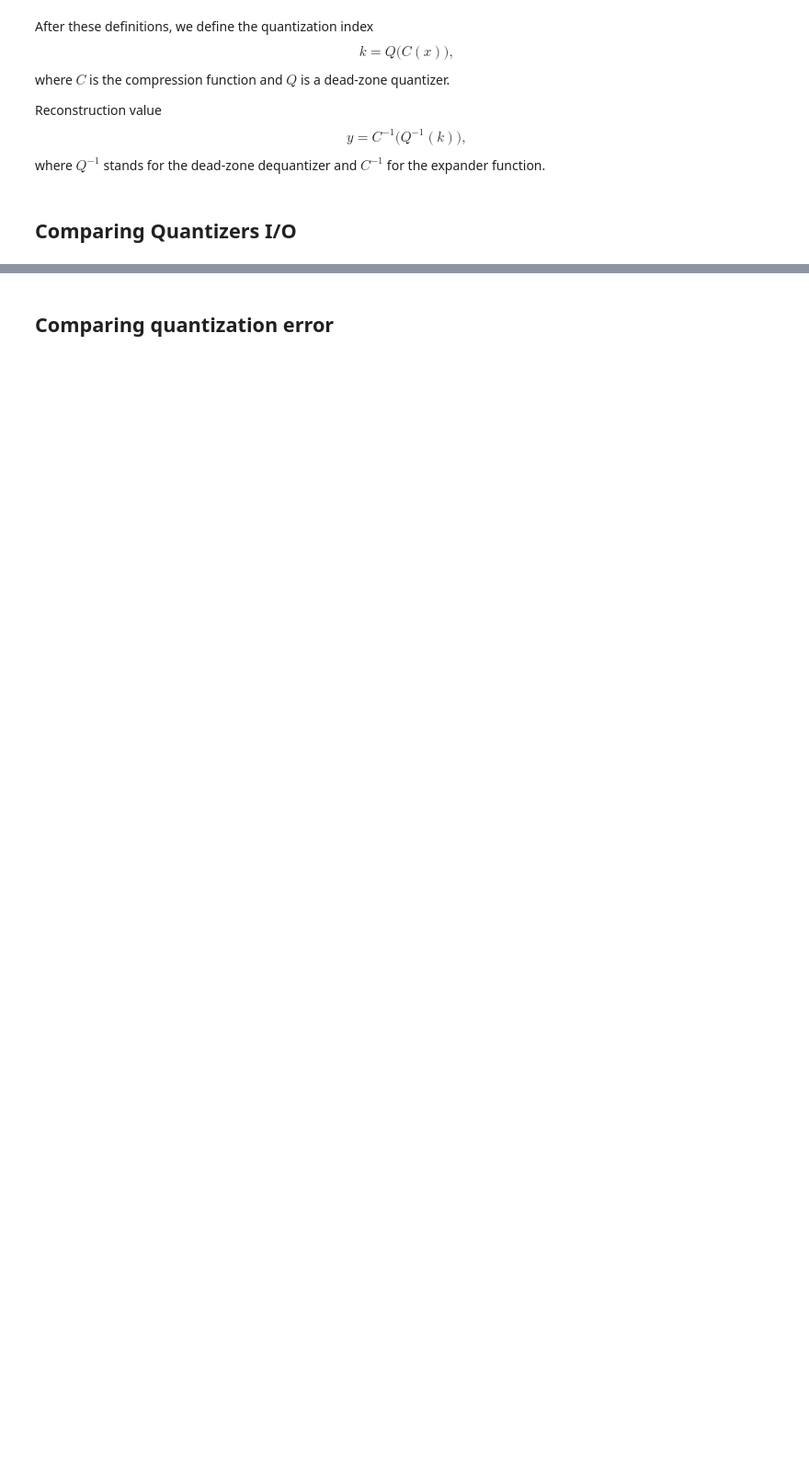
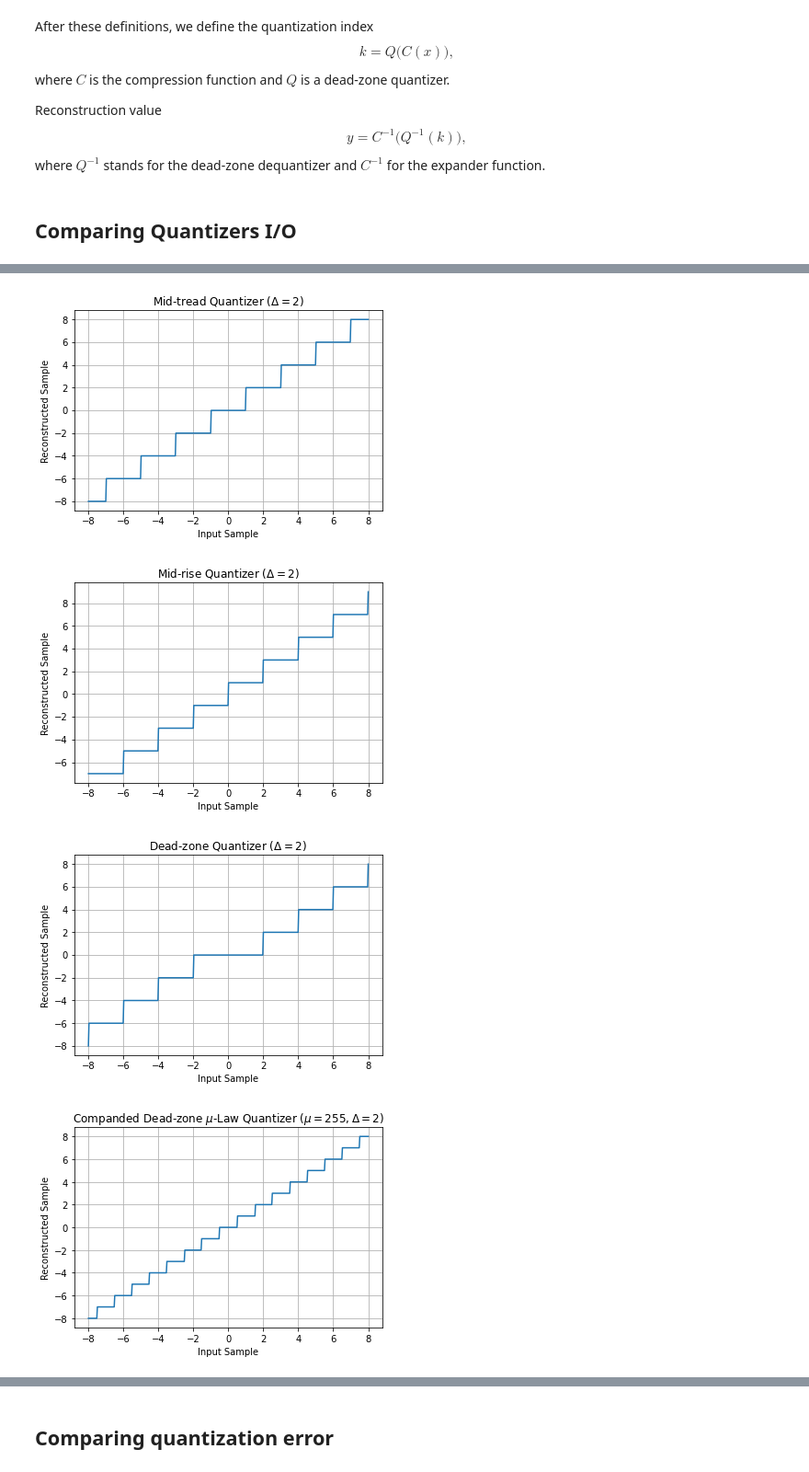
Before and after one commit to Sistemas-Multimedia/Sistemas-Multimedia.github.io, a Jupyter notebook: study_guide/08-quantization/digital_quantization.ipynb, the cells around one changed output, grey strips where cells are left out. Shown: that part at 92% size. Saved outputs shown, nothing was run; the diff lists cells and outputs as text; code cells hidden in the pictures; blank space fills up the shorter version.

```diff
--- a/study_guide/08-quantization/digital_quantization.ipynb
+++ b/study_guide/08-quantization/digital_quantization.ipynb
@@ -207,0 +222,20 @@ plot(x, y_C, "Input Sample", "Reconstructed Sample", "Companded Dead-zone $\mu$-
+# %%
+quantization_step = 2 # Delta
+x = np.linspace(-8, 8, 500) # Input samples
+k_T = midtread_quantizer(x, quantization_step) # Quantized samples
+y_T = midtread_dequantizer(k_T, quantization_step) # Reconstructed samples
+k_R = midriser_quantizer(x, quantization_step)
+y_R = midriser_dequantizer(k_R, quantization_step)
+k_D = deadzone_quantizer(x, quantization_step)
+y_D = deadzone_dequantizer(k_D, quantization_step)
+k_C = companded_quantizer(x, quantization_step)
+y_C = companded_dequantizer(k_C, quantization_step)
+plot(x=x, y=y_T, xlabel="Input Sample", ylabel="Reconstructed Sample", title="Mid-tread Quantizer ($\Delta={}$)".format(quantization_step), filename="iomap_mt")
+plot(x=x, y=y_R, xlabel="Input Sample", ylabel="Reconstructed Sample", title="Mid-rise Quantizer ($\Delta={}$)".format(quantization_step), filename="iomap_mr")
+plot(x=x, y=y_D, xlabel="Input Sample", ylabel="Reconstructed Sample", title="Dead-zone Quantizer ($\Delta={}$)".format(quantization_step), filename="iomap_dz")
+plot(x, y_C, "Input Sample", "Reconstructed Sample", "Companded Dead-zone $\mu$-Law Quantizer ($\mu={}, \Delta={}$)".format(mu, quantization_step))
+# %% [output]
+[figure, added]
+[figure, added]
+[figure, added]
+[figure, added]
```
Also changed, not shown: parts of 19 cells of this notebook, 11 other files.
